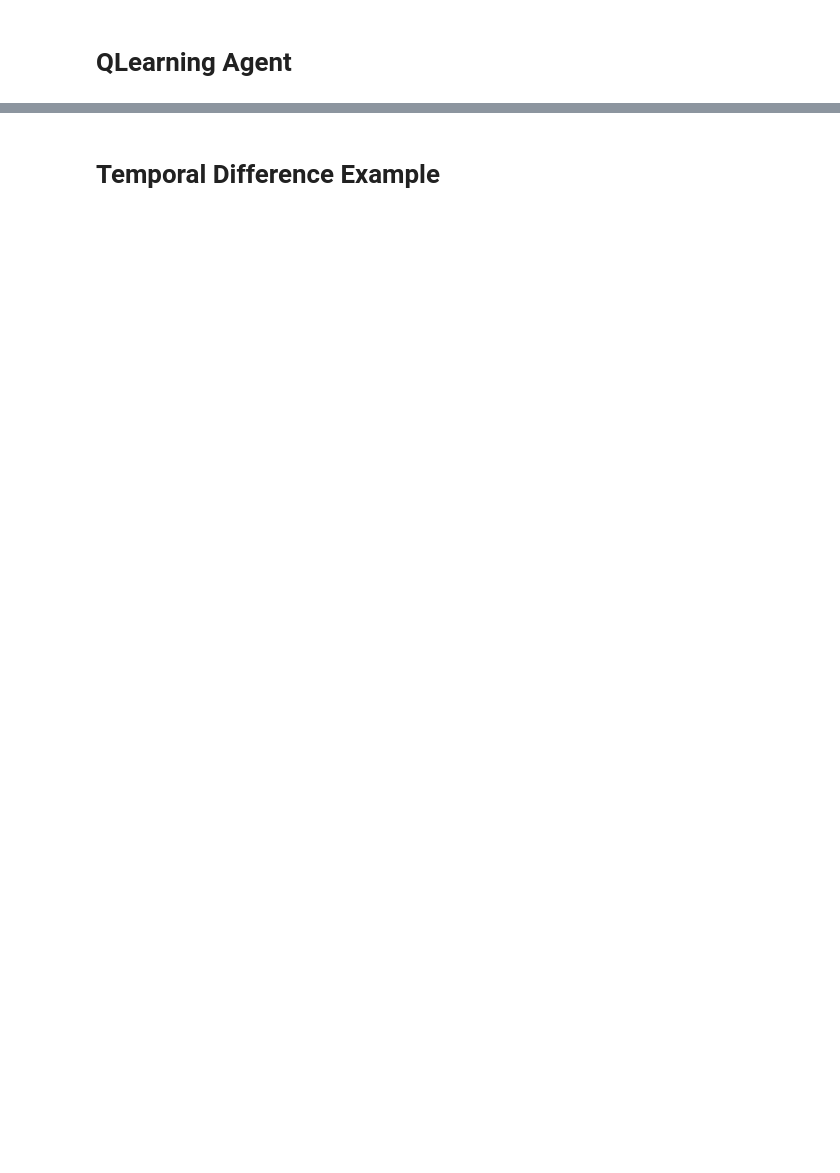
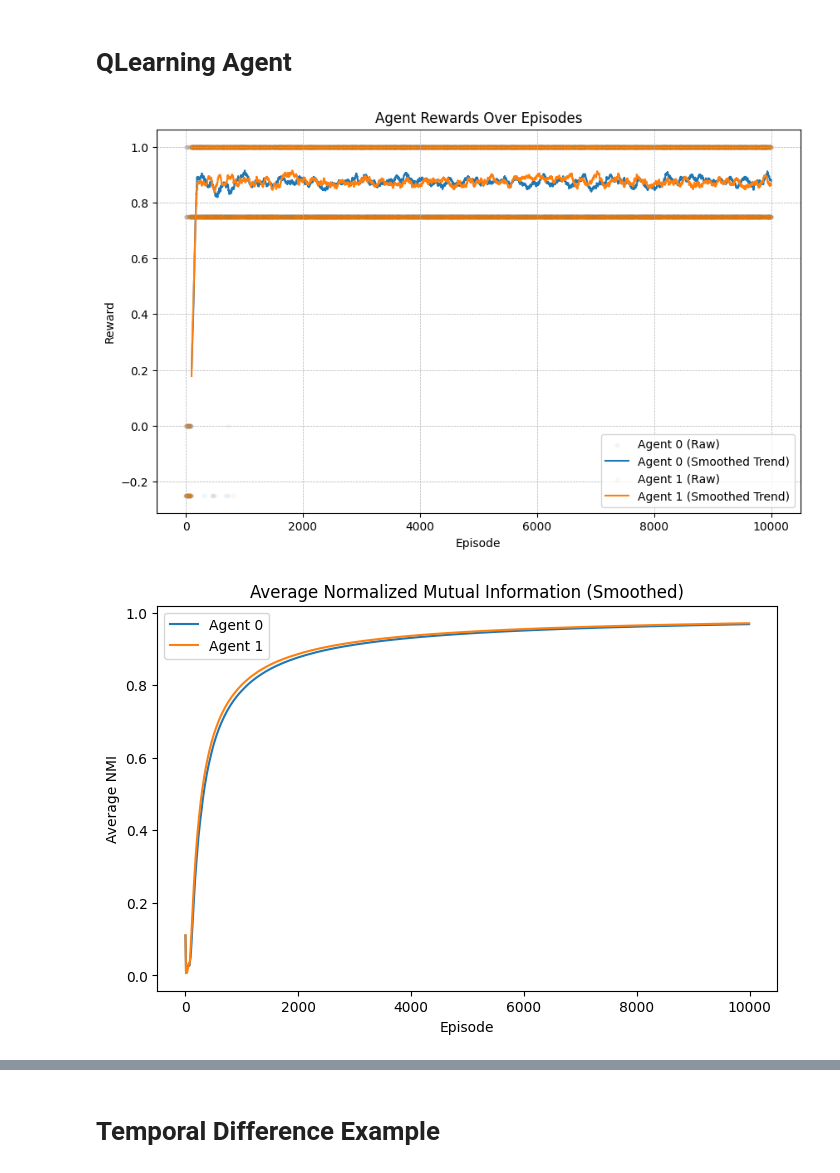
Before and after one commit to IgnacioOQ/RL_Signaling, a Jupyter notebook: basic_unit_test.ipynb, the cells around one changed output, grey strips where cells are left out. Saved outputs shown, nothing was run; the diff lists cells and outputs as text; code cells hidden in the pictures; blank space fills up the shorter version.

```diff
--- a/basic_unit_test.ipynb
+++ b/basic_unit_test.ipynb
@@ -85,31 +86,34 @@ env = NetMultiAgentEnv(n_agents=n_agents, n_features=n_features,
                   n_final_actions=n_final_actions,
                   full_information = full_information,
                   game_dicts=randomcannonical_game,
                   observed_variables = agents_observed_variables,
                   agent_type=QLearningAgent,
                   initialize = False,
                   costly_signaling=costly_signaling,
                   graph=G)
 
 # The agents defined from outside need to know the effective number of signaling actions
 effective_n_signaling_actions = n_signaling_actions + 1 if costly_signaling else n_signaling_actions
 
 env.agents = [
         QLearningAgent(
             n_signaling_actions=effective_n_signaling_actions,
             n_final_actions=n_final_actions,
             exploration_rate=0.9652628633727897,
             exploration_decay=0.9998122815486062,
             min_exploration_rate=1e-10,
             choice='ucb',
             exp_smoothing=False,
             costly_signaling=costly_signaling
         ) for _ in range(n_agents)
     ]
 
 signal_usage, rewards_history, signal_information_history, nature_history, histories = simulation_function(n_agents=n_agents,
                       n_features=n_features, n_signaling_actions=n_signaling_actions,
                       n_final_actions=n_final_actions,
                       n_episodes=10000, with_signals = with_signals,plot=True,env=env, verbose=False,
-                      signal_cost = 0.25,
+                      signal_cost = [0.25,0.25],
                       costly_signaling=costly_signaling)
+# %% [output]
+[figure, added]
+[figure, added]
```
Also changed, not shown: parts of 3 cells of this notebook.
